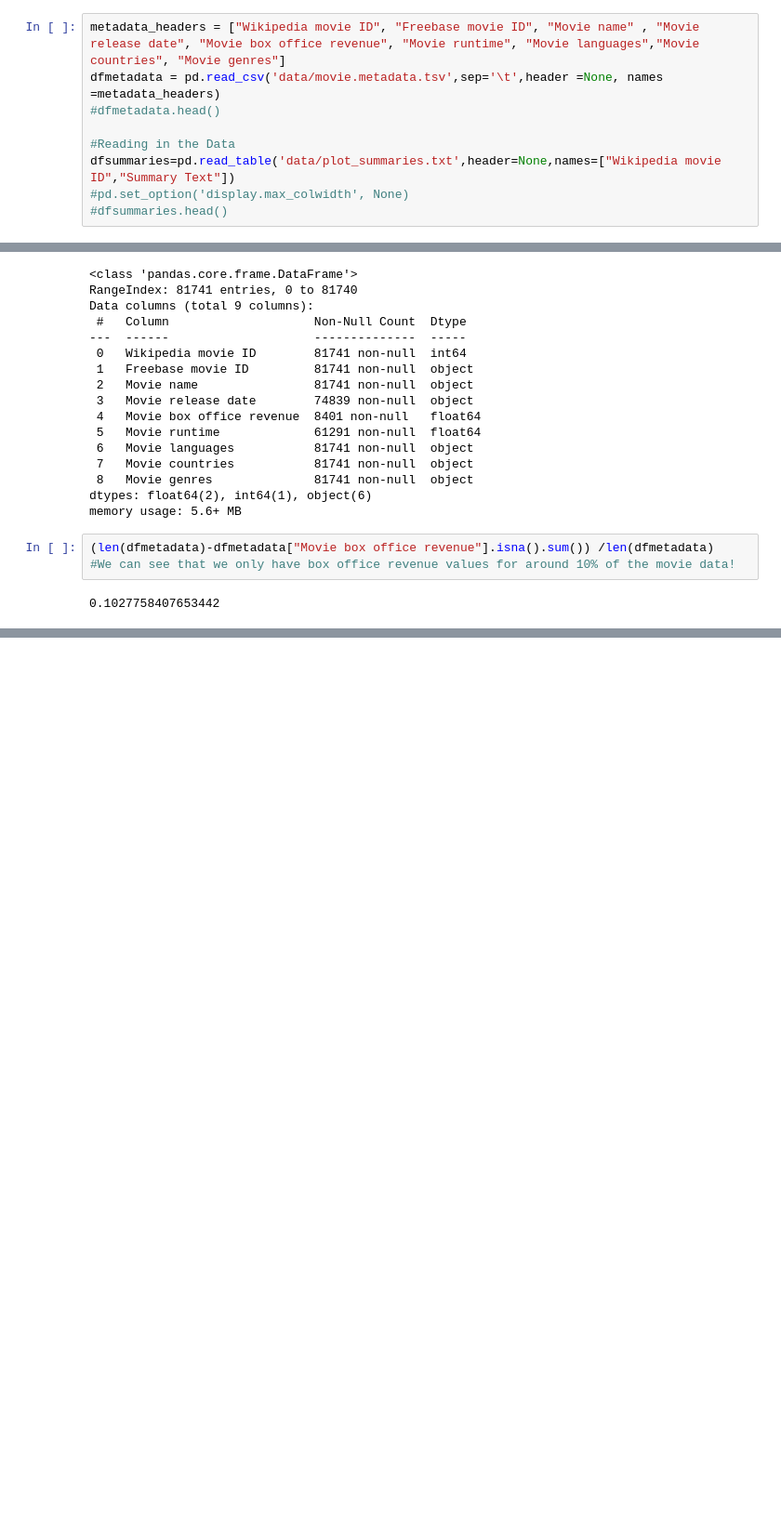
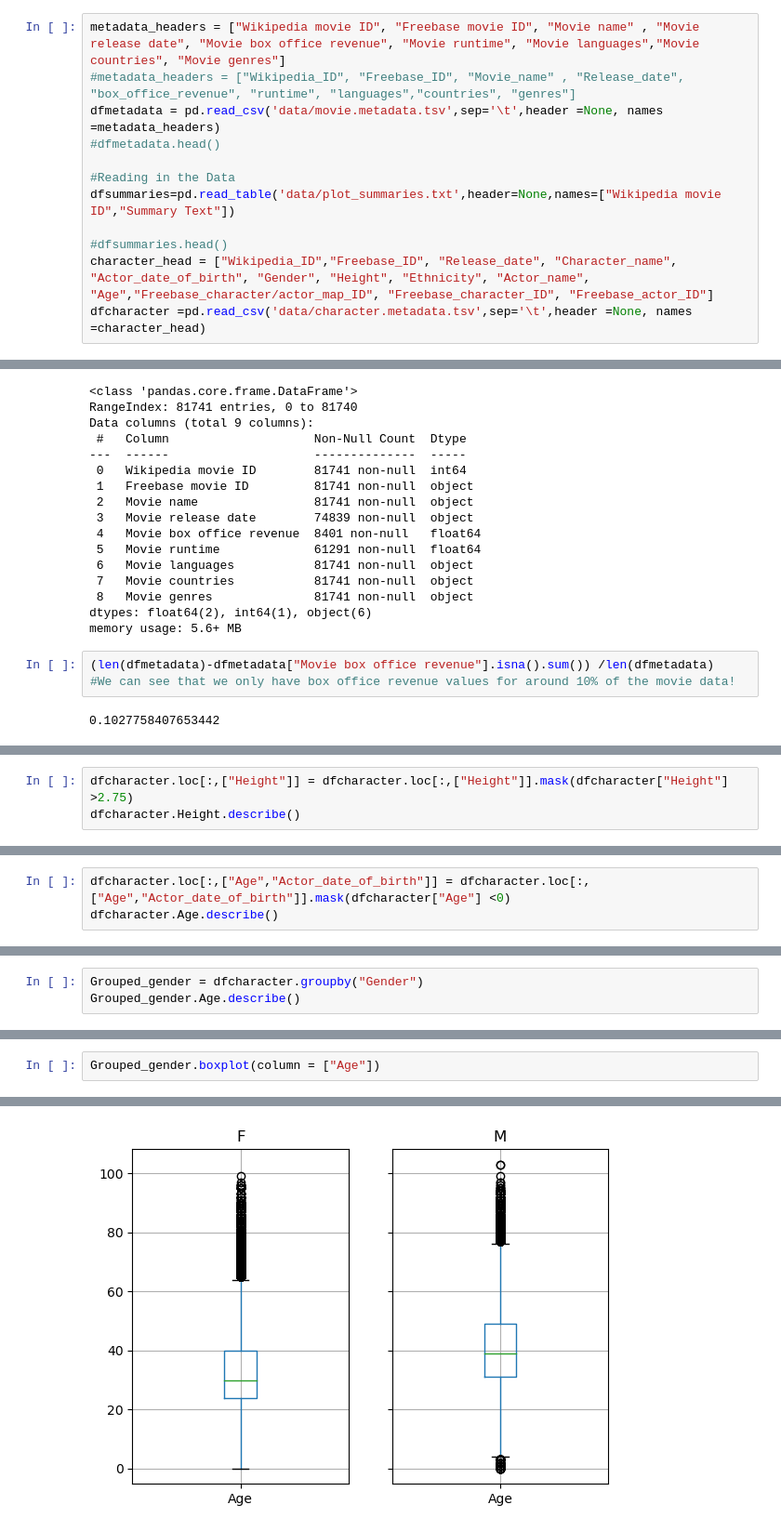
Before and after one commit to epfl-ada/ada-2023-project-adavengers2023, a Jupyter notebook: Milestone2.ipynb, the cells around one changed output, grey strips where cells are left out. Shown at 93% size. Cells and saved outputs as stored; diff of their text form; blank space fills up the shorter version.

```diff
--- a/Milestone2.ipynb
+++ b/Milestone2.ipynb
@@ -24,13 +25,16 @@ from statsmodels.stats import diagnostic
 ## Step 1: Importing the Data
 # %%
 metadata_headers = ["Wikipedia movie ID", "Freebase movie ID", "Movie name" , "Movie release date", "Movie box office revenue", "Movie runtime", "Movie languages","Movie countries", "Movie genres"]
+#metadata_headers = ["Wikipedia_ID", "Freebase_ID", "Movie_name" , "Release_date", "box_office_revenue", "runtime", "languages","countries", "genres"]
 dfmetadata = pd.read_csv('data/movie.metadata.tsv',sep='\t',header =None, names =metadata_headers)
 #dfmetadata.head()
 
 #Reading in the Data
 dfsummaries=pd.read_table('data/plot_summaries.txt',header=None,names=["Wikipedia movie ID","Summary Text"])
-#pd.set_option('display.max_colwidth', None)
+
 #dfsummaries.head()
+character_head = ["Wikipedia_ID","Freebase_ID", "Release_date", "Character_name", "Actor_date_of_birth", "Gender", "Height", "Ethnicity", "Actor_name", "Age","Freebase_character/actor_map_ID", "Freebase_character_ID", "Freebase_actor_ID"]
+dfcharacter =pd.read_csv('data/character.metadata.tsv',sep='\t',header =None, names =character_head)
 # %% [markdown]
 ## Step 2 A: Cleaning Summaries Data
 # %%
@@ -165,0 +227,3 @@ memory usage: 5.6+ MB
+# %%
+dfcharacter.loc[:,["Height"]] = dfcharacter.loc[:,["Height"]].mask(dfcharacter["Height"] >2.75)
+dfcharacter.Height.describe()
@@ -165,0 +244,3 @@ memory usage: 5.6+ MB
+# %%
+dfcharacter.loc[:,["Age","Actor_date_of_birth"]] = dfcharacter.loc[:,["Age","Actor_date_of_birth"]].mask(dfcharacter["Age"] <0)
+dfcharacter.Age.describe()
@@ -165,0 +261,3 @@ memory usage: 5.6+ MB
+# %%
+Grouped_gender = dfcharacter.groupby("Gender")
+Grouped_gender.Age.describe()
@@ -165,0 +269,3 @@ memory usage: 5.6+ MB
+# %%
+Grouped_gender.boxplot(column = ["Age"])
+# %% [output]
@@ -165,0 +275 @@ memory usage: 5.6+ MB
+[figure, added]
```
Also changed, not shown: parts of 19 cells of this notebook, 1 other file.
